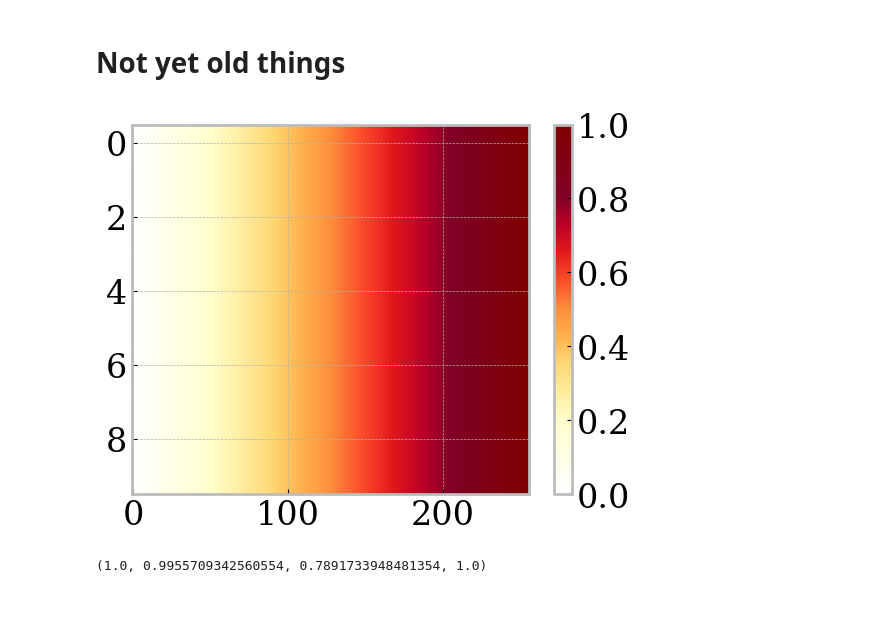
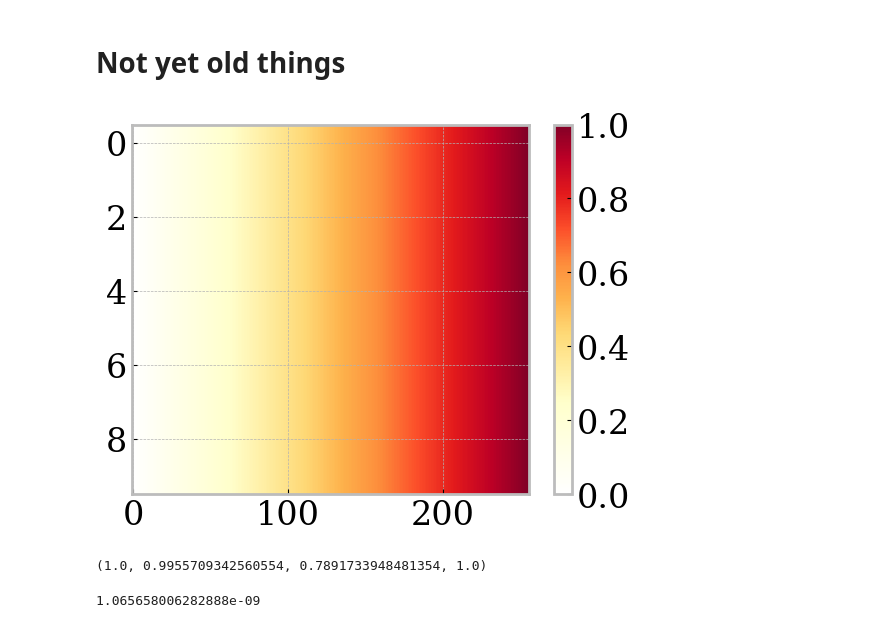
Before and after one commit to RosenblumLab/BosonicEntanglementDistillation, a Jupyter notebook: playground2.ipynb, the cells around one changed output. Saved outputs shown, nothing was run; the diff lists cells and outputs as text; code cells hidden in the pictures.

```diff
--- a/playground2.ipynb
+++ b/playground2.ipynb
@@ -947,7 +947,7 @@ class SimResults2D:
 d = 16
 fidelity_cut = 0
 res=100
-gamma_list = np.logspace(-3,-1,res)
+gamma_list = np.logspace(-4,-2,res)
 gamma_ratio = 10
 gamma_phi_list = np.logspace(-3,-1,res)
 alpha=4
@@ -1034,10 +1034,13 @@ plt.rcParams['axes.linewidth'] = 2
 ticks_dir = 'in'
 axis_label_size = 18
 
+gamma_list = np.logspace(-3,-1,res)
 # Create a grid of gamma values
 gamma1, gamma2 = np.meshgrid(gamma_phi_list, gamma_list)
 
 vmin, vmax = 0.5, 1e-9
+vmax = np.min([1-np.array(sim_res.get_fid_array()) for sim_res in res_list])
+# vmin,vmax = None,None
 
 num_rows = int(len(res_list)/2+0.5)
 
@@ -1089,6 +1092,9 @@ for i, (ax, sim_res) in enumerate(zip(axs.flatten(), res_list)):
     # ax.text(0,0,"hi")
     ax.text(0.05, 0.95, f'$m_c={sim_res.m_c}$', transform=ax.transAxes, fontsize=30, va='top', color='black')
 
+    contour2 = ax.contour(gamma1, gamma2, fid_array_2d, colors='dimgray', levels=[0, 0.7 ,0.9, 0.99, 0.999,1], linewidths=1)
+    ax.clabel(contour2, contour2.levels, inline=True, inline_spacing=0, fontsize=10)
+
 
     # ax.set_title(f'$m_c={sim_res.m_c}$')
 
@@ -1484,42 +1490,42 @@ def get_color_bar():
     # Create a new colormap that starts with white and transitions through YlOrRd to dark red
     n_white = 0  # Adjust the amount of white at the start
     n_transition = 50  # Adjust the length of the transition from white to the first color of YlOrRd
     n_dark_red = 50  # Length of transition to dark red
     colors_list = [(1, 1, 1, 1)] * n_white  # Start with white
 
     # Transition from white to the first color of YlOrRd
     first_color = ylorrd(0)
     for i in range(n_transition):
         r = 1 - (1 - first_color[0]) * (i / n_transition)
         g = 1 - (1 - first_color[1]) * (i / n_transition)
         b = 1 - (1 - first_color[2]) * (i / n_transition)
         colors_list.append((r, g, b, 1))
 
     # Append the rest of the YlOrRd colors
     last_color_index = 256 - n_transition - n_dark_red
     for i in range(last_color_index):
         colors_list.append(ylorrd(i / last_color_index))
 
-    # Transition to dark red
-    last_color_index=256
-    dark_red = (0.5, 0, 0, 1)  # You can adjust the RGB values to your preferred dark red
-    for i in range(n_dark_red):
-        r = ylorrd(last_color_index / 256)[0] + (dark_red[0] - ylorrd(last_color_index / 256)[0]) * (i / n_dark_red)
-        g = ylorrd(last_color_index / 256)[1] + (dark_red[1] - ylorrd(last_color_index / 256)[1]) * (i / n_dark_red)
-        b = ylorrd(last_color_index / 256)[2] + (dark_red[2] - ylorrd(last_color_index / 256)[2]) * (i / n_dark_red)
-        colors_list.append((r, g, b, 1))
+    # # Transition to dark red
+    # last_color_index=256
+    # dark_red = (0.5, 0, 0, 1)  # You can adjust the RGB values to your preferred dark red
+    # for i in range(n_dark_red):
+    #     r = ylorrd(last_color_index / 256)[0] + (dark_red[0] - ylorrd(last_color_index / 256)[0]) * (i / n_dark_red)
+    #     g = ylorrd(last_color_index / 256)[1] + (dark_red[1] - ylorrd(last_color_index / 256)[1]) * (i / n_dark_red)
+    #     b = ylorrd(last_color_index / 256)[2] + (dark_red[2] - ylorrd(last_color_index / 256)[2]) * (i / n_dark_red)
+    #     colors_list.append((r, g, b, 1))
 
     # Create the new colormap
     new_cmap = LinearSegmentedColormap.from_list('WhiteToYlOrRdToDarkRed', colors_list, N=256)
     return new_cmap
 
 # Test the new colormap
 img = np.outer(np.ones(10), np.linspace(0, 1, 256))
 plt.imshow(img, aspect='auto', cmap=get_color_bar())
 plt.colorbar()
 plt.show()
 # %% [output]
-[figure, old version]
+[figure, new version]
 # %%
 ylorrd(2)
 # %% [output]
@@ -1526,0 +1539,5 @@ ylorrd(2)
+# %%
+vmax = np.min([1-np.array(sim_res.get_fid_array()) for sim_res in res_list])
+vmax
+# %% [output]
+1.065658006282888e-09
```
Also changed, not shown: parts of 4 cells of this notebook, 3 other files.
